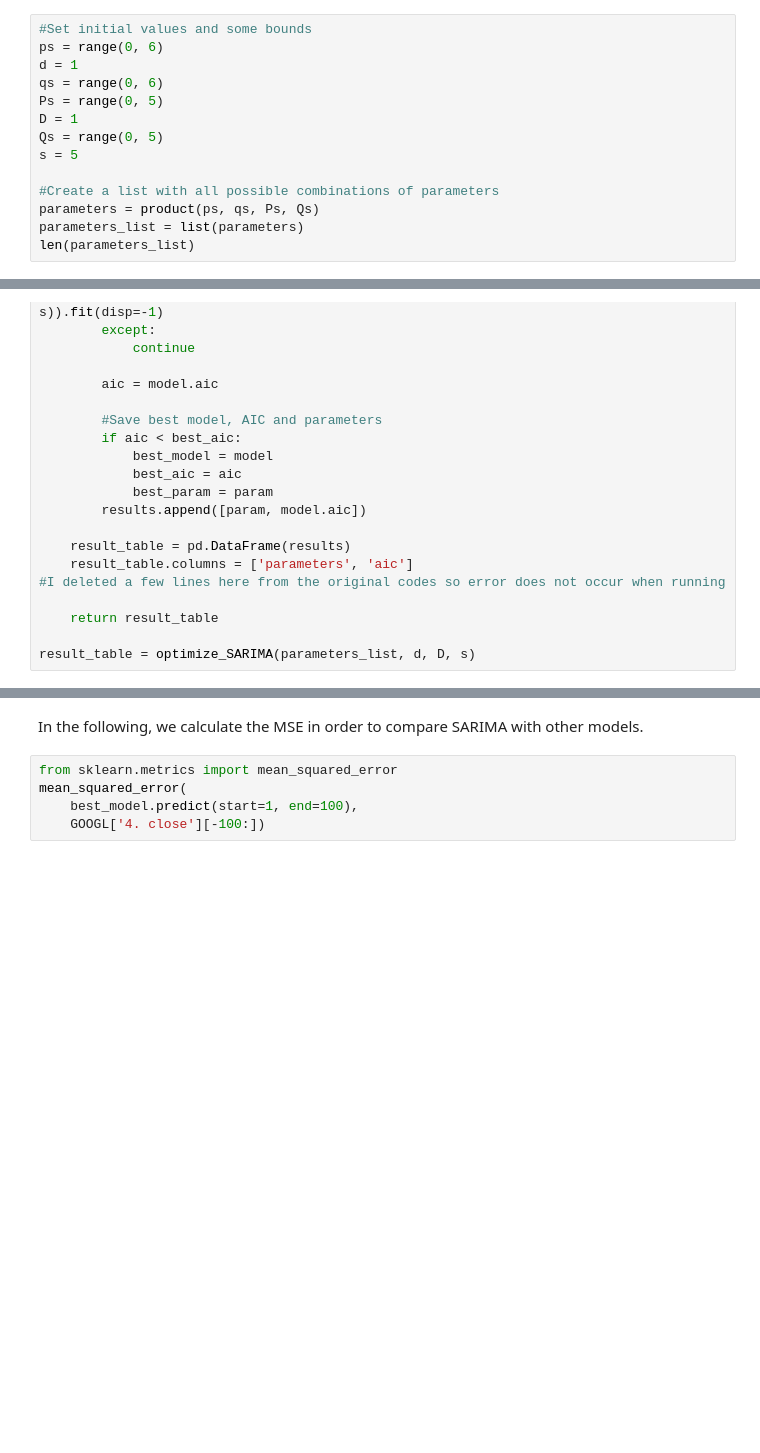
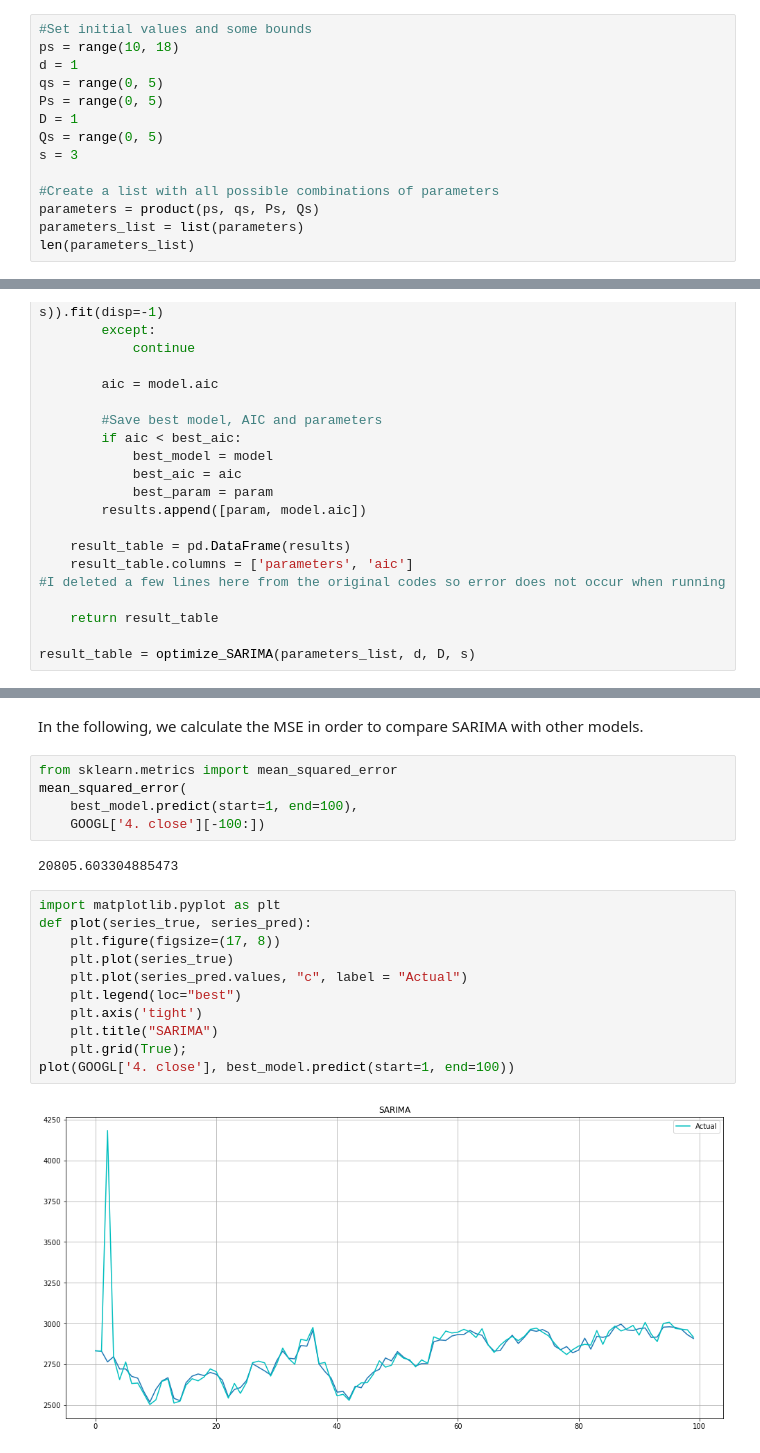
Before and after one commit to Hither1/sc5010, a Jupyter notebook: Model6.ipynb, the cells around one changed output, grey strips where cells are left out. Drawn from its saved outputs; the diff is of its cells as text; blank space fills up the shorter version.

```diff
--- a/Model6.ipynb
+++ b/Model6.ipynb
@@ -32,12 +30,12 @@ In below, we fix the parameters $d, D, s$
 # %%
 #Set initial values and some bounds
-ps = range(0, 6)
+ps = range(10, 18)
 d = 1
-qs = range(0, 6)
+qs = range(0, 5)
 Ps = range(0, 5)
 D = 1
 Qs = range(0, 5)
-s = 5
+s = 3
 
 #Create a list with all possible combinations of parameters
 parameters = product(ps, qs, Ps, Qs)
@@ -101,7 +117,22 @@ print(best_model.summary())
-# %% [markdown]
-In the following, we calculate the MSE in order to compare SARIMA with other models.
+# %% [markdown]
+In the following, we calculate the MSE in order to compare SARIMA with other models.
 # %%
 from sklearn.metrics import mean_squared_error
 mean_squared_error(
     best_model.predict(start=1, end=100),
     GOOGL['4. close'][-100:])
+# %% [output]
+20805.603304885473
+# %%
+import matplotlib.pyplot as plt
+def plot(series_true, series_pred):
+    plt.figure(figsize=(17, 8))
+    plt.plot(series_true)
+    plt.plot(series_pred.values, "c", label = "Actual")
+    plt.legend(loc="best")
+    plt.axis('tight')
+    plt.title("SARIMA")
+    plt.grid(True);
+plot(GOOGL['4. close'], best_model.predict(start=1, end=100))
+# %% [output]
+[figure, added]
```
Also changed, not shown: parts of 6 cells of this notebook, 3 other files.
